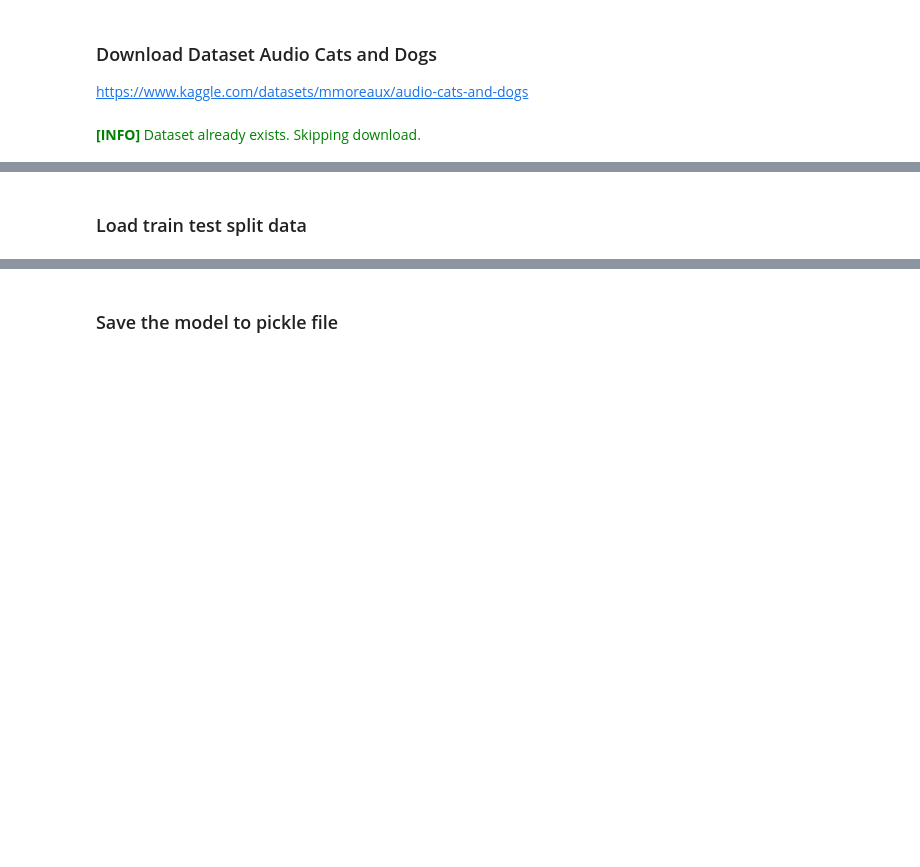
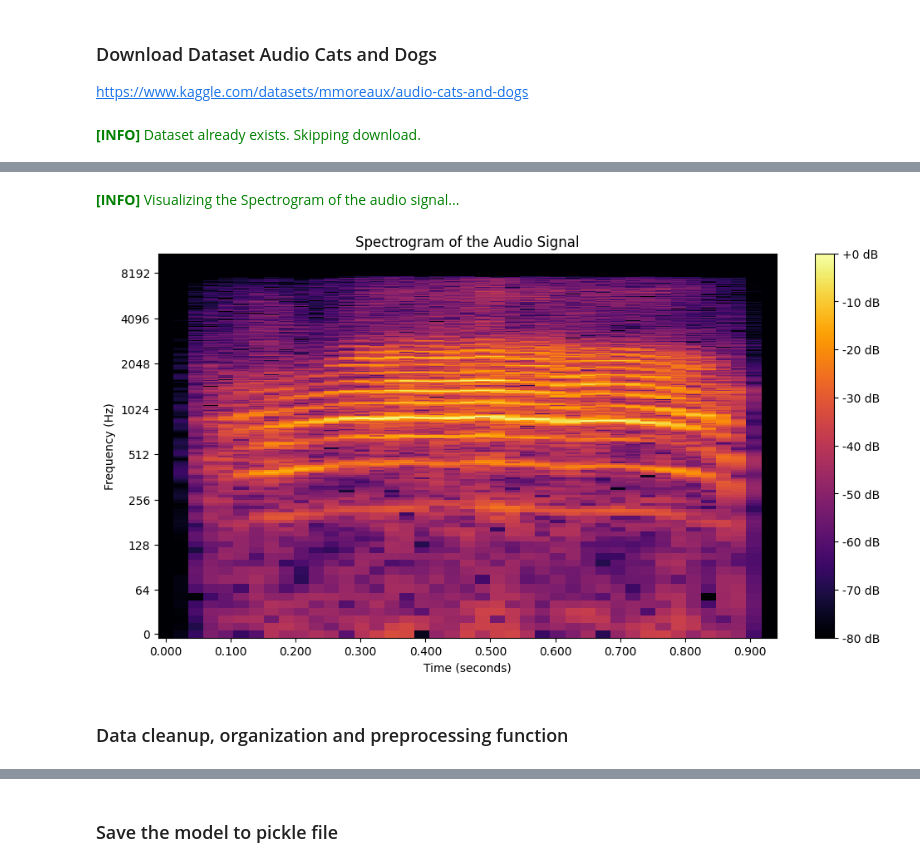
Before and after one commit to basilelt/fouille-de-donnees, a Jupyter notebook: TP/tp.ipynb, the cells around one changed output, grey strips where cells are left out. Saved outputs shown, nothing was run; the diff lists cells and outputs as text; code cells hidden in the pictures; blank space fills up the shorter version.

```diff
--- a/TP/tp.ipynb
+++ b/TP/tp.ipynb
@@ -78,0 +89,4 @@ else:
+# %%
+audio_eg = f"{download_path}/cats_dogs/train/cat/cat_{randint(1, 167)}.wav"
+print_info(f"Playing example audio file: {audio_eg}")
+ipd.Audio(audio_eg)
@@ -78,0 +96,14 @@ else:
+# %%
+print_info("Loading audio file and extracting basic statistics...")
+y, sr = librosa.load(audio_eg)
+
+# Get basic information about the audio
+print(f"Audio Length: {len(y) / sr} seconds")
+print(f"Sample Rate: {sr}")
+print(f"Audio Shape: {y.shape}")
+
+# Calculate some basic statistics
+print(f"Mean: {np.mean(y)}")
+print(f"Standard Deviation: {np.std(y)}")
+print(f"Min: {np.min(y)}")
+print(f"Max: {np.max(y)}")
@@ -79,3 +119,20 @@ else:
+# %%
+print_info("Visualizing the Spectrogram of the audio signal...")
+# Compute the Spectrogram
+S = librosa.stft(y)  # Compute Short-Time Fourier Transform (STFT)
+D = librosa.amplitude_to_db(np.abs(S), ref=np.max)  # Take magnitude (absolute value) before converting to dB
+
+# Plot the Spectrogram
+plt.figure(figsize=(12, 6))
+librosa.display.specshow(D, x_axis='time', y_axis='log', sr=sr, cmap='inferno')
+plt.title("Spectrogram of the Audio Signal")
+plt.colorbar(format='%+2.0f dB')
+plt.xlabel("Time (seconds)")
+plt.ylabel("Frequency (Hz)")
+plt.show()
+# %% [output]
+[INFO] Visualizing the Spectrogram of the audio signal...
+[figure, added]
 # %% [markdown]
-### Load train test split data
+### Data cleanup, organization and preprocessing function
 # %%
```
Also changed, not shown: parts of 18 cells of this notebook, 1 other file.
